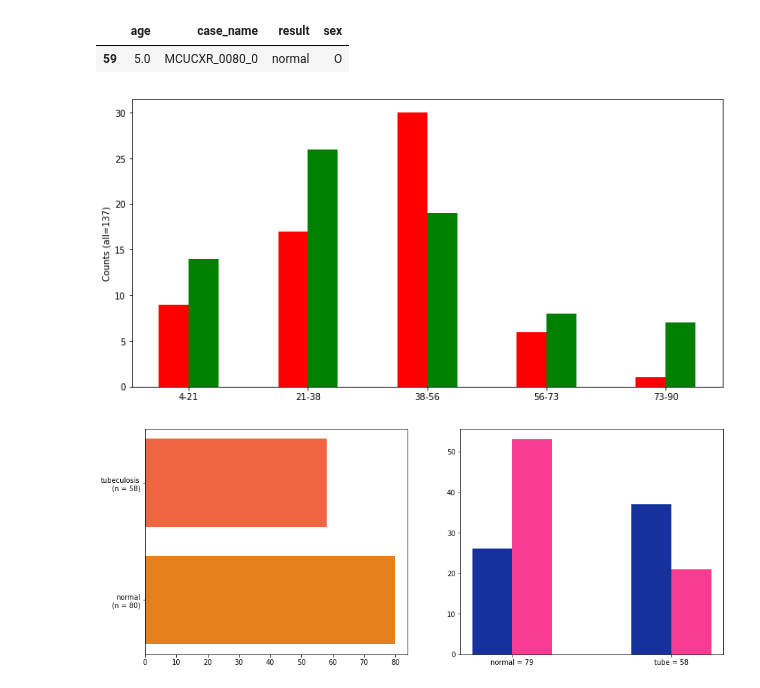
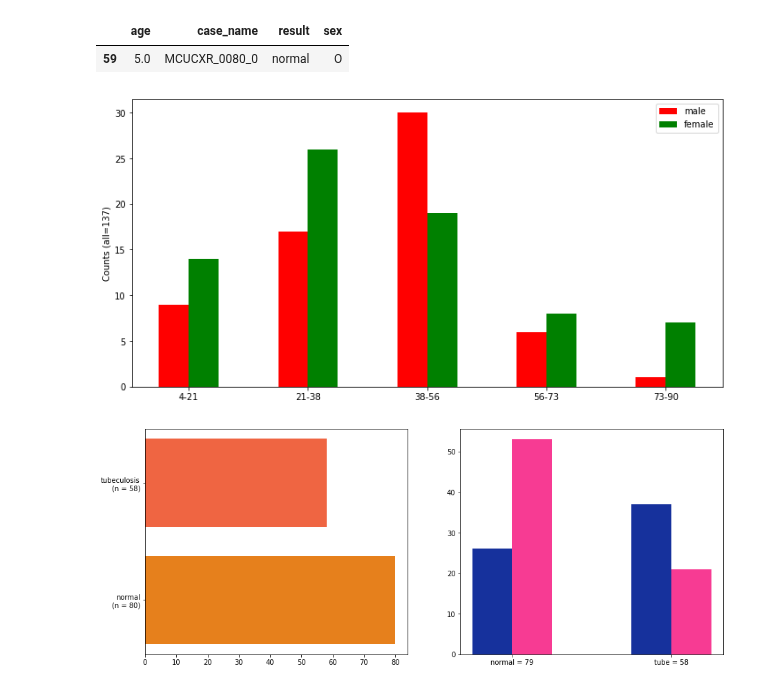
Before and after one commit to jKulrativid/indiv_2021_1_tubeculosis, a Jupyter notebook: MontgomeryTubeculosis.ipynb, the cells around one changed output. Drawn from its saved outputs; the diff is of its cells as text; code cells hidden in the pictures.

Commit message:
add sex legend in second graph in EDA

```diff
--- a/MontgomeryTubeculosis.ipynb
+++ b/MontgomeryTubeculosis.ipynb
@@ -232,35 +232,35 @@ min_v, max_v = age_df.min(), age_df.max()
 lbound, ubound = get_k_intervals(min_v, max_v+1, n_interval)
 age_bars = [f'{lbound[i]:.0f}-{ubound[i]:.0f}' for i in range(len(lbound))]
 width = 0.25
 
 # male data here
 male_age_heights = list()
 for lb, ub in zip(lbound, ubound):
     interval_count = male_age_df[(age_df >= lb) & (age_df < ub)].count()
     male_age_heights.append(interval_count)
 male_age_color = ['red']*len(male_age_heights)
 male_age_ypos = np.arange(len(male_age_heights))
 
 ax.bar(male_age_ypos, male_age_heights, color=male_age_color, width=width)
 
 # female data here
 female_age_heights = list()
 for lb, ub in zip(lbound, ubound):
     interval_count = female_age_df[(age_df >= lb) & (age_df < ub)].count()
     female_age_heights.append(interval_count)
 female_age_color = ['green']*len(female_age_heights)
 female_age_ypos = np.arange(len(female_age_heights)) + width
 ax.bar(female_age_ypos, female_age_heights, color=female_age_color, width=width)
 
 # misc
 center_ypos = (male_age_ypos + female_age_ypos) / 2
 ax.set_xticks(center_ypos)
 ax.set_xticklabels(age_bars)
 ax.set_ylabel(f'Counts (all={sum(male_age_heights) + sum(female_age_heights)})')
-
+ax.legend(['male', 'female'])
 fig.show()
 # %% [output]
-[figure, old version]
+[figure, new version]
 # %%
 fig, [ax1, ax2] = plt.subplots(1, 2, figsize=(15, 6))
 
```
